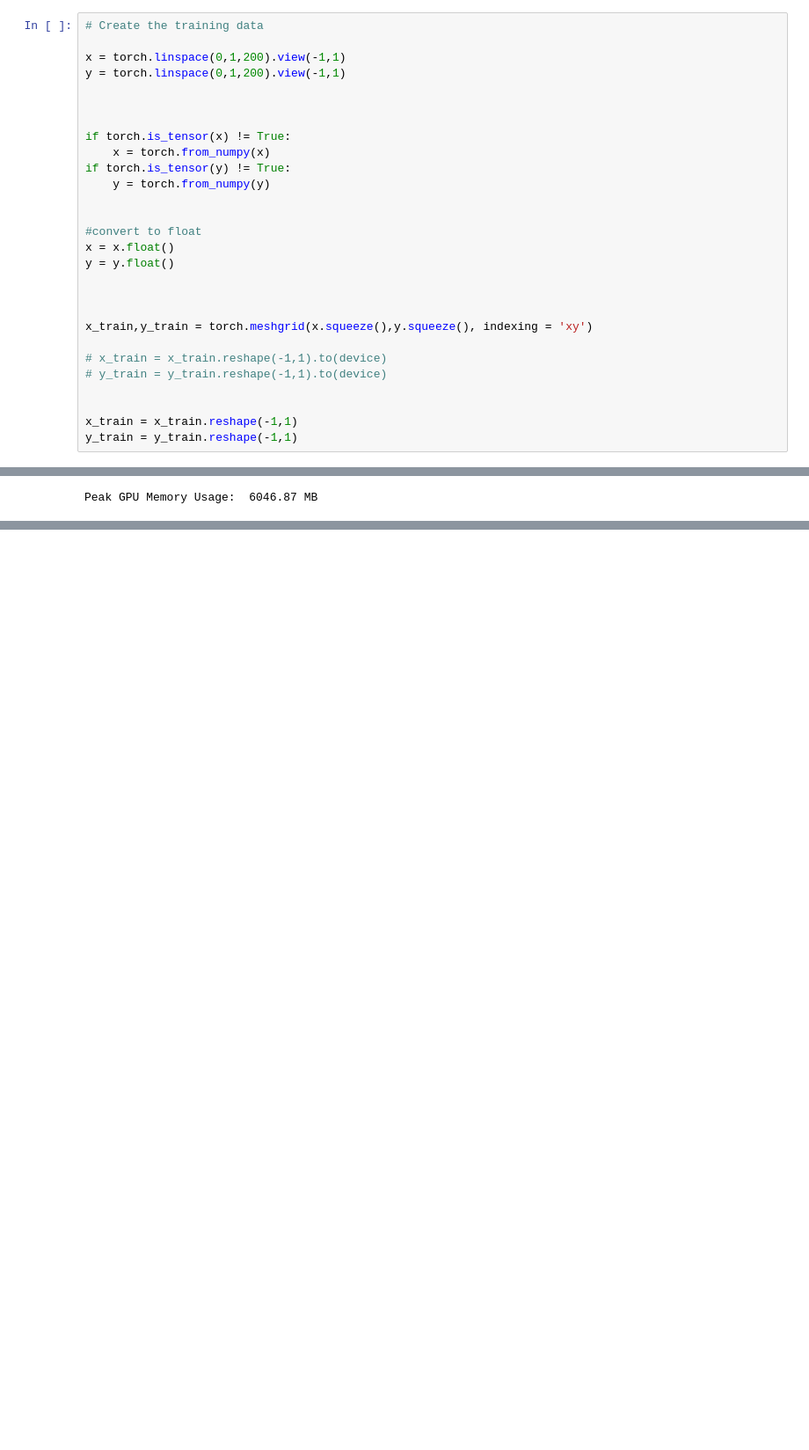
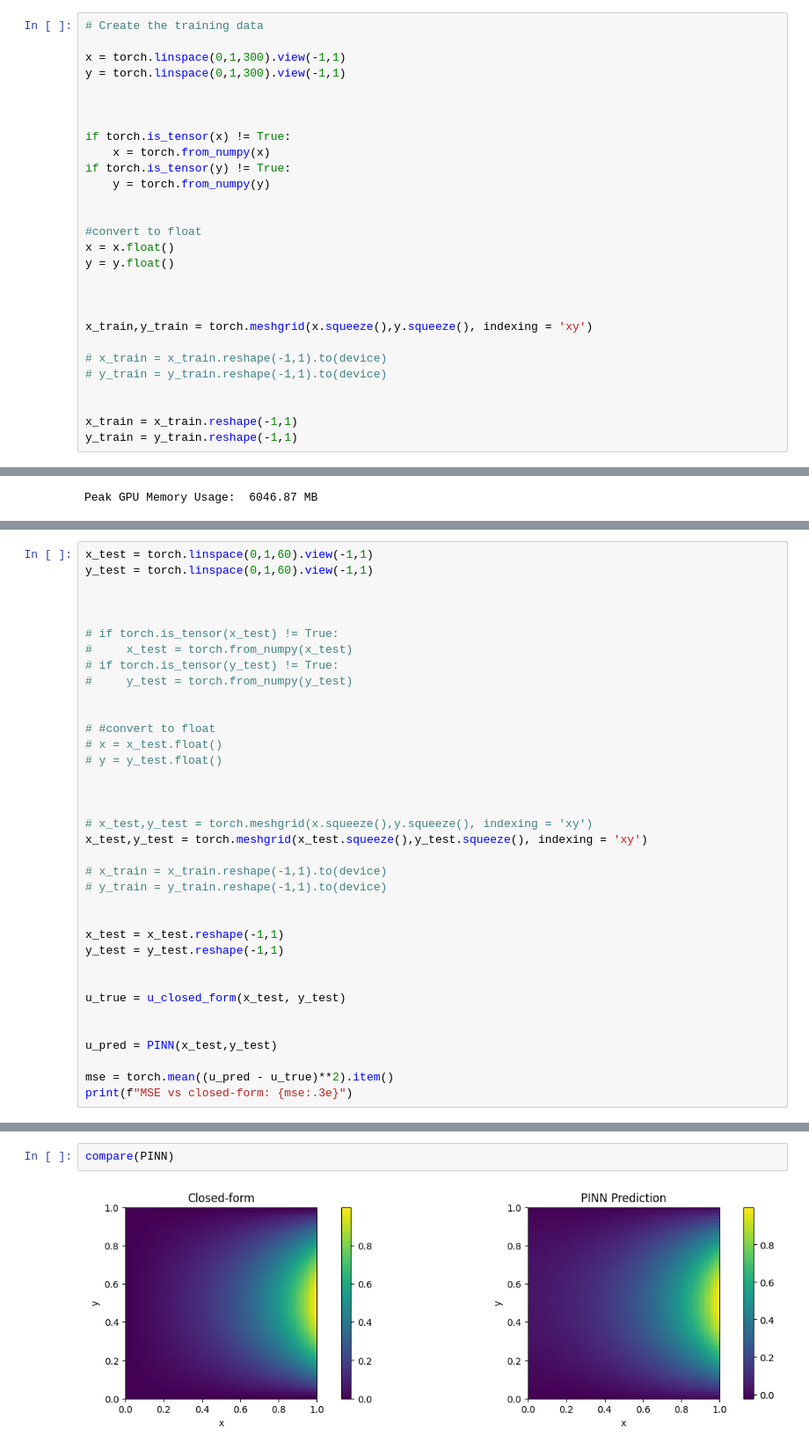
Before and after one commit to SoumikSarkar830/Laser_PINN, a Jupyter notebook: Parallel PINN/Laplace_2D_without_autograd.ipynb, the cells around one changed output, grey strips where cells are left out. Shown at 88% size. Cells and saved outputs as stored; diff of their text form; blank space fills up the shorter version.

Commit message:
Compare Laplace

```diff
--- a/Parallel PINN/Laplace_2D_without_autograd.ipynb
+++ b/Parallel PINN/Laplace_2D_without_autograd.ipynb
@@ -183,8 +183,8 @@ layers = np.array([2,20,20,20,20,20,1])
 # %%
 # Create the training data
 
-x = torch.linspace(0,1,200).view(-1,1)
-y = torch.linspace(0,1,200).view(-1,1)
+x = torch.linspace(0,1,300).view(-1,1)
+y = torch.linspace(0,1,300).view(-1,1)
 
 
 
@@ -400,0 +409,36 @@ Peak GPU Memory Usage:  6046.87 MB
+# %%
+x_test = torch.linspace(0,1,60).view(-1,1)
+y_test = torch.linspace(0,1,60).view(-1,1)
+
+
+
+# if torch.is_tensor(x_test) != True:
+#     x_test = torch.from_numpy(x_test)
+# if torch.is_tensor(y_test) != True:
+#     y_test = torch.from_numpy(y_test)
+
+
+# #convert to float
+# x = x_test.float()
+# y = y_test.float()
+
+
+
+# x_test,y_test = torch.meshgrid(x.squeeze(),y.squeeze(), indexing = 'xy')
+x_test,y_test = torch.meshgrid(x_test.squeeze(),y_test.squeeze(), indexing = 'xy')
+
+# x_train = x_train.reshape(-1,1).to(device)
+# y_train = y_train.reshape(-1,1).to(device)
+
+
+x_test = x_test.reshape(-1,1)
+y_test = y_test.reshape(-1,1)
+
+
+u_true = u_closed_form(x_test, y_test)
+
+
+u_pred = PINN(x_test,y_test)
+
+mse = torch.mean((u_pred - u_true)**2).item()
+print(f"MSE vs closed-form: {mse:.3e}")
@@ -400,0 +499,4 @@ Peak GPU Memory Usage:  6046.87 MB
+# %%
+compare(PINN)
+# %% [output]
+[figure, added]
```
Also changed, not shown: parts of 5 cells of this notebook, 2 other files.
